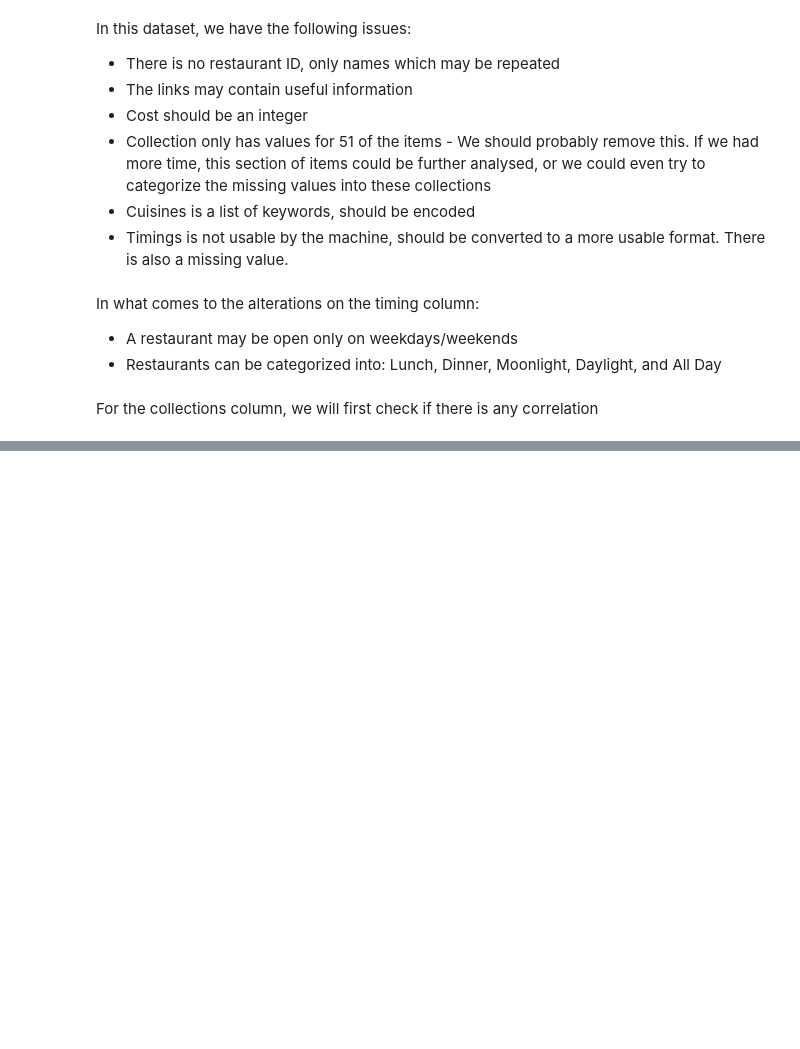
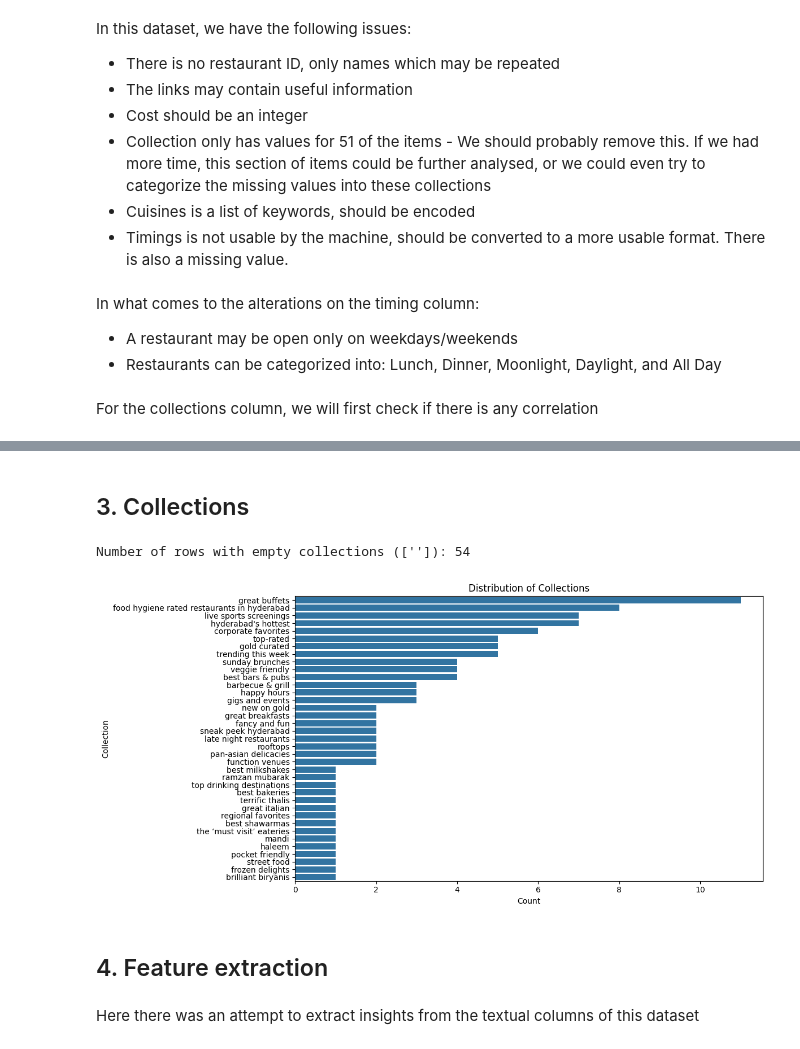
Before and after one commit to C-ph3r/Hyderabadi-Word-Soup, a Jupyter notebook: data_exploration/restaurants_exploration.ipynb, the cells around one changed output, grey strips where cells are left out. Cells and saved outputs as stored; diff of their text form; code cells hidden in the pictures; blank space fills up the shorter version.

```diff
--- a/data_exploration/restaurants_exploration.ipynb
+++ b/data_exploration/restaurants_exploration.ipynb
@@ -13,3 +15,2 @@ from sklearn.preprocessing import MultiLabelBinarizer
 # %%
-dataset = pd.read_csv('data_hyderabad/105_restaurants.csv')
-dataset
+dataset = pd.read_csv('../data_hyderabad/105_restaurants.csv')
@@ -72,14 +60,3 @@ dataset.describe(exclude=int)
 | unique | 105 | 105 | 43 | 92 | 78 |
 | top | Beyond Flavours | https://www.zomato.com/hyderabad/... | [] | North Indian, Chinese | 11 AM to 11 PM |
 | freq | 1 | 1 | 54 | 4 | 6 |
-# %%
-dataset["Cuisines"] = dataset["Cuisines"].apply(lambda content: [item.strip().lower() for item in re.split(",", content)])
-
-cuisines = []
-
-for idx in range(len(dataset)):
-    for cuisine in dataset['Cuisines'].iloc[idx]:
-        if cuisine not in cuisines:
-            cuisines.append(cuisine)
-
-cuisines
@@ -104,7 +62,0 @@ cuisines
-# %%
-# Apply MultiLabelBinarizer to the cuisines
-mlb = MultiLabelBinarizer()
-one_hot_encoded = pd.DataFrame(mlb.fit_transform(dataset["Cuisines"]), columns=mlb.classes_)
-
-# Concatenate the one-hot encoded with the dataset
-dataset = pd.concat([dataset, one_hot_encoded], axis=1)
@@ -125 +75,40 @@ plt.show()
+# %% [markdown]
+## 3. Collections
+# %%
+# Identify rows with "empty" lists (containing just an empty string)
+rows_without_collection = dataset[dataset['Collections'].apply(lambda x: len(x) == 1 and x[0] == '')]
+num_rows_without_collection = len(rows_without_collection)
+
+# Print the number of rows with "empty" collections
+print(f"Number of rows with empty collections (['']): {num_rows_without_collection}")
+# %% [output]
+Number of rows with empty collections (['']): 54
+# %%
+# Removes the empty rows
+dataset = dataset[~dataset['Collections'].apply(lambda x: len(x) == 1 and x[0] == '')]
+
+# Flattens the list of collections
+all_collections = [collection for sublist in dataset['Collections'] for collection in sublist]
+
+# Counts occurrences of each collection
+collection_counts = Counter(all_collections)
+
+# Converts to dataframe for easier plotting
+collectionsdf = pd.DataFrame(collection_counts.items(), columns=['Collection', 'Count'])
+collectionsdf = collectionsdf.sort_values(by='Count', ascending=False)
+
+# Plot the distribution
+plt.figure(figsize=(12, 6))
+sns.barplot(x='Count', y='Collection', data=collectionsdf)
+plt.title('Distribution of Collections')
+plt.xlabel('Count')
+plt.ylabel('Collection')
+plt.tight_layout()
+plt.show()
+# %% [output]
+[figure, added]
+# %% [markdown]
+## 4. Feature extraction
+# %% [markdown]
+Here there was an attempt to extract insights from the textual columns of this dataset
 # %%
```
Also changed, not shown: parts of 12 cells of this notebook.
